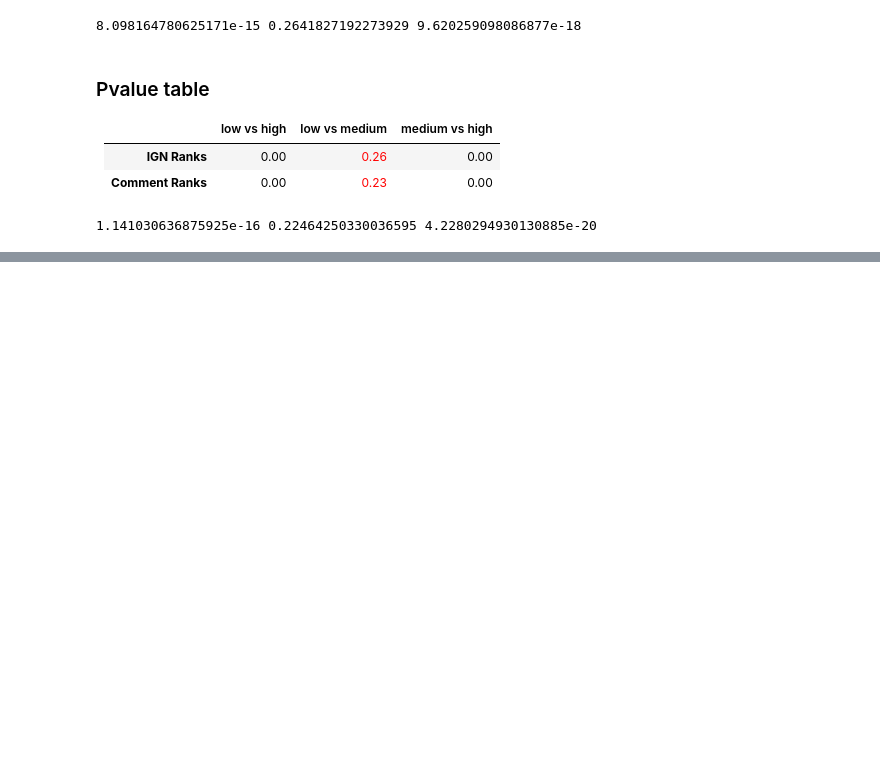
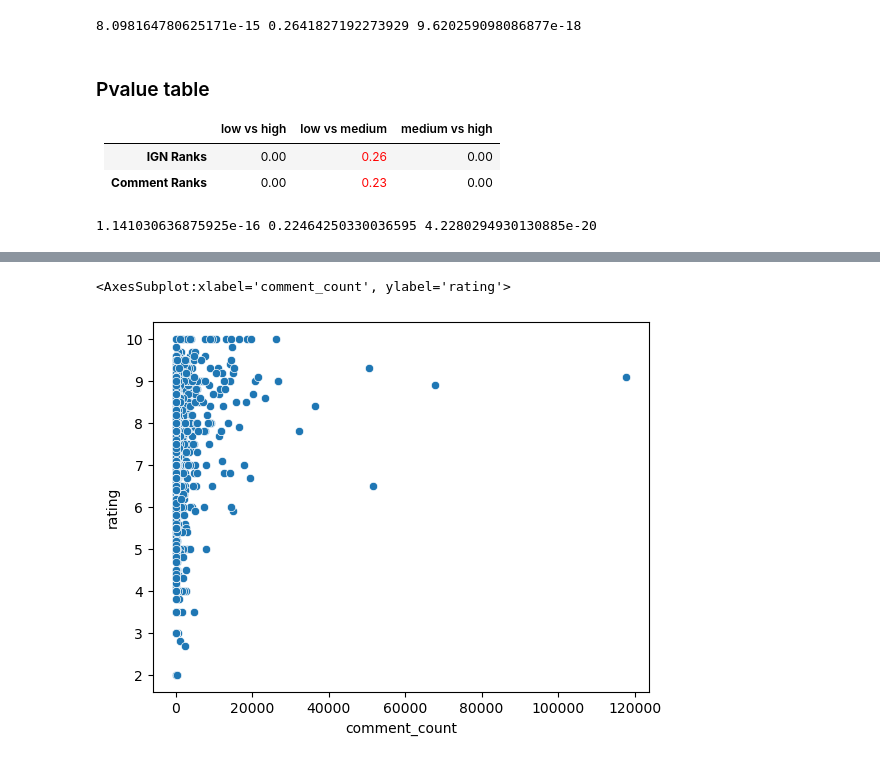
Before and after one commit to tibrado/game-reviews-and-iteractions, a Jupyter notebook: src/Chart_Maker.ipynb, the cells around one changed output, grey strips where cells are left out. Saved outputs shown, nothing was run; the diff lists cells and outputs as text; code cells hidden in the pictures; blank space fills up the shorter version.

```diff
--- a/src/Chart_Maker.ipynb
+++ b/src/Chart_Maker.ipynb
@@ -265,0 +282,5 @@ print(lvh, lvm, mvh)
+# %%
+sns.scatterplot(data = df, x = 'comment_count', y = 'rating')
+# %% [output]
+<AxesSubplot:xlabel='comment_count', ylabel='rating'>
+[figure, added]
```
Also changed, not shown: parts of 2 cells of this notebook, 1 other file.
